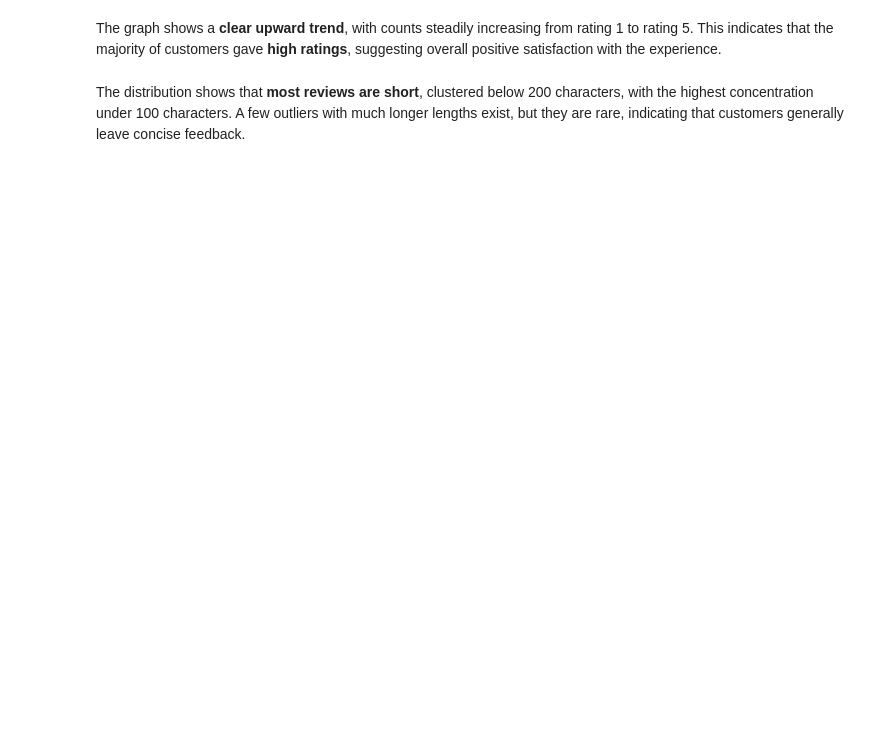
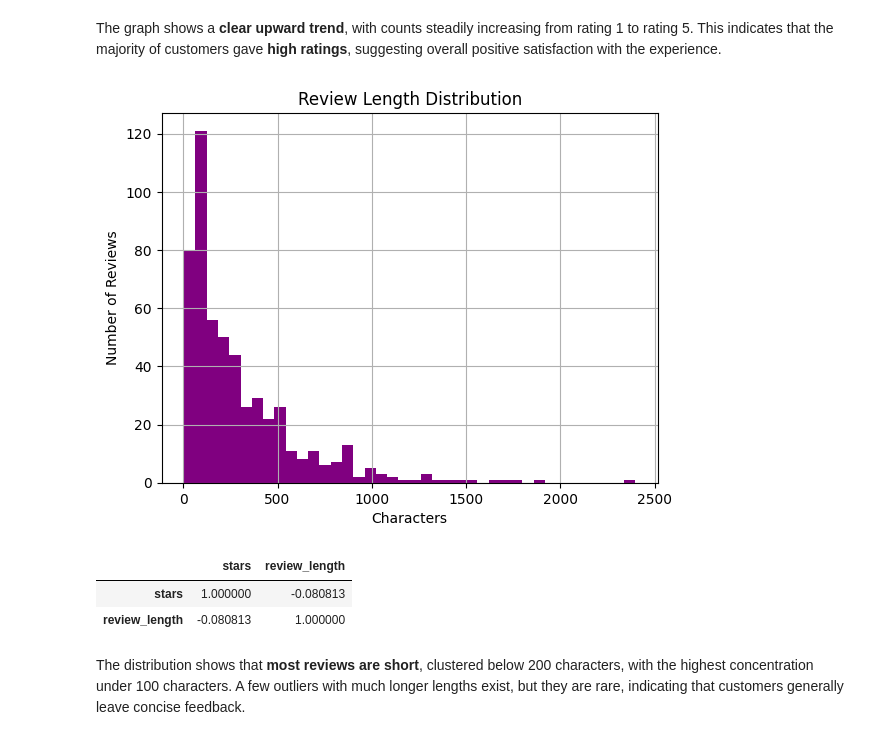
Before and after one commit to Augeliua/TechJam_ReviewFiltering, a Jupyter notebook: notebooks/02_EDA.ipynb, the cells around one changed output. Saved outputs shown, nothing was run; the diff lists cells and outputs as text; code cells hidden in the pictures; blank space fills up the shorter version.

```diff
--- a/notebooks/02_EDA.ipynb
+++ b/notebooks/02_EDA.ipynb
@@ -24,15 +22,20 @@ The graph shows a **clear upward trend**, with counts steadily increasing from r
 # %%
 #review length
 df['review_length'] = df['text'].str.len()
 
 df['review_length'].hist(bins=40, color='purple')
 plt.title("Review Length Distribution")
 plt.xlabel("Characters")
 plt.ylabel("Number of Reviews")
 plt.show()
 
 # Correlation with rating?
-df[['rating', 'review_length']].corr()
+df[['stars', 'review_length']].corr()
+# %% [output]
+[figure, added]
+|  | stars | review_length |
+| stars | 1.000000 | -0.080813 |
+| review_length | -0.080813 | 1.000000 |
 # %% [markdown]
 The distribution shows that **most reviews are short**, clustered below 200 characters, with the highest concentration under 100 characters. A few outliers with much longer lengths exist, but they are rare, indicating that customers generally leave concise feedback.
 # %%
```
Also changed, not shown: parts of 7 cells of this notebook, 2 other files.
